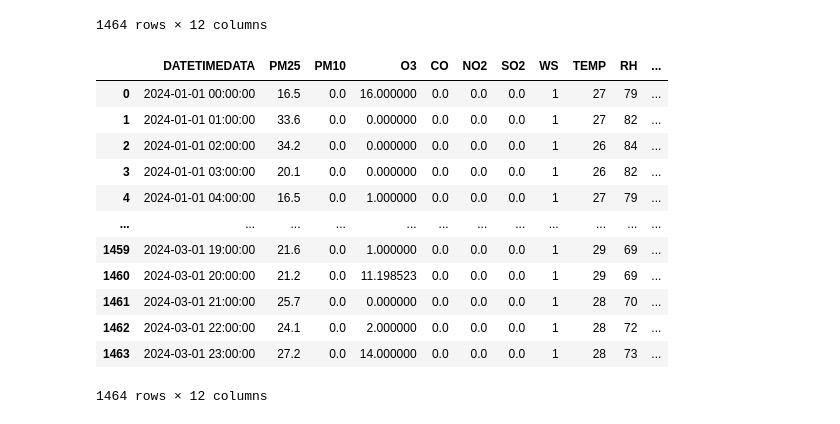
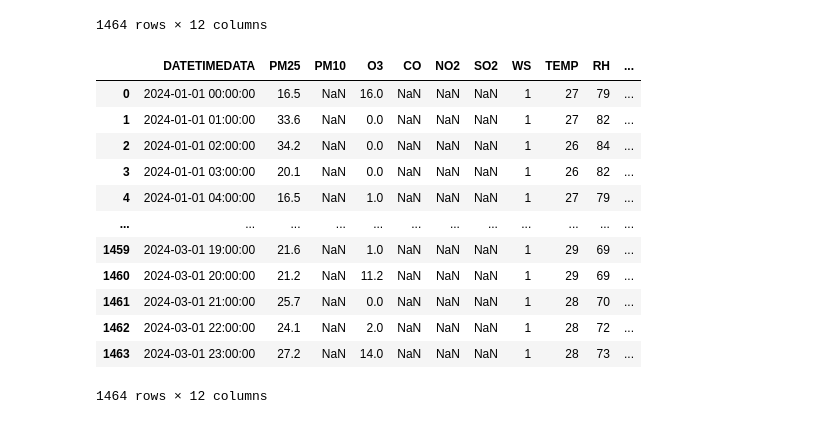
Before and after one commit to DatboisouL/TermProject_Dashboard, a Jupyter notebook: data/clean.ipynb, the cells around one changed output. Drawn from its saved outputs; the diff is of its cells as text; code cells hidden in the pictures.

```diff
--- a/data/clean.ipynb
+++ b/data/clean.ipynb
@@ -47,19 +47,19 @@ nannan
 | 1463 | 2024-03-01 23:00:00 | 27.2 | NaN | 14.000000 | NaN | NaN | NaN | 1 | 28 | 73 | ... |
 1464 rows × 12 columns
 # %%
-nonan = nannan.fillna(0)
+nonan = nannan.round(1)
 nonan
 # %% [output]
 |  | DATETIMEDATA | PM25 | PM10 | O3 | CO | NO2 | SO2 | WS | TEMP | RH | ... |
-| 0 | 2024-01-01 00:00:00 | 16.5 | 0.0 | 16.000000 | 0.0 | 0.0 | 0.0 | 1 | 27 | 79 | ... |
-| 1 | 2024-01-01 01:00:00 | 33.6 | 0.0 | 0.000000 | 0.0 | 0.0 | 0.0 | 1 | 27 | 82 | ... |
-| 2 | 2024-01-01 02:00:00 | 34.2 | 0.0 | 0.000000 | 0.0 | 0.0 | 0.0 | 1 | 26 | 84 | ... |
-| 3 | 2024-01-01 03:00:00 | 20.1 | 0.0 | 0.000000 | 0.0 | 0.0 | 0.0 | 1 | 26 | 82 | ... |
-| 4 | 2024-01-01 04:00:00 | 16.5 | 0.0 | 1.000000 | 0.0 | 0.0 | 0.0 | 1 | 27 | 79 | ... |
+| 0 | 2024-01-01 00:00:00 | 16.5 | NaN | 16.0 | NaN | NaN | NaN | 1 | 27 | 79 | ... |
+| 1 | 2024-01-01 01:00:00 | 33.6 | NaN | 0.0 | NaN | NaN | NaN | 1 | 27 | 82 | ... |
+| 2 | 2024-01-01 02:00:00 | 34.2 | NaN | 0.0 | NaN | NaN | NaN | 1 | 26 | 84 | ... |
+| 3 | 2024-01-01 03:00:00 | 20.1 | NaN | 0.0 | NaN | NaN | NaN | 1 | 26 | 82 | ... |
+| 4 | 2024-01-01 04:00:00 | 16.5 | NaN | 1.0 | NaN | NaN | NaN | 1 | 27 | 79 | ... |
 | ... | ... | ... | ... | ... | ... | ... | ... | ... | ... | ... | ... |
-| 1459 | 2024-03-01 19:00:00 | 21.6 | 0.0 | 1.000000 | 0.0 | 0.0 | 0.0 | 1 | 29 | 69 | ... |
-| 1460 | 2024-03-01 20:00:00 | 21.2 | 0.0 | 11.198523 | 0.0 | 0.0 | 0.0 | 1 | 29 | 69 | ... |
-| 1461 | 2024-03-01 21:00:00 | 25.7 | 0.0 | 0.000000 | 0.0 | 0.0 | 0.0 | 1 | 28 | 70 | ... |
-| 1462 | 2024-03-01 22:00:00 | 24.1 | 0.0 | 2.000000 | 0.0 | 0.0 | 0.0 | 1 | 28 | 72 | ... |
-| 1463 | 2024-03-01 23:00:00 | 27.2 | 0.0 | 14.000000 | 0.0 | 0.0 | 0.0 | 1 | 28 | 73 | ... |
+| 1459 | 2024-03-01 19:00:00 | 21.6 | NaN | 1.0 | NaN | NaN | NaN | 1 | 29 | 69 | ... |
+| 1460 | 2024-03-01 20:00:00 | 21.2 | NaN | 11.2 | NaN | NaN | NaN | 1 | 29 | 69 | ... |
+| 1461 | 2024-03-01 21:00:00 | 25.7 | NaN | 0.0 | NaN | NaN | NaN | 1 | 28 | 70 | ... |
+| 1462 | 2024-03-01 22:00:00 | 24.1 | NaN | 2.0 | NaN | NaN | NaN | 1 | 28 | 72 | ... |
+| 1463 | 2024-03-01 23:00:00 | 27.2 | NaN | 14.0 | NaN | NaN | NaN | 1 | 28 | 73 | ... |
 1464 rows × 12 columns
```
Also changed, not shown: parts of 3 cells of this notebook.
